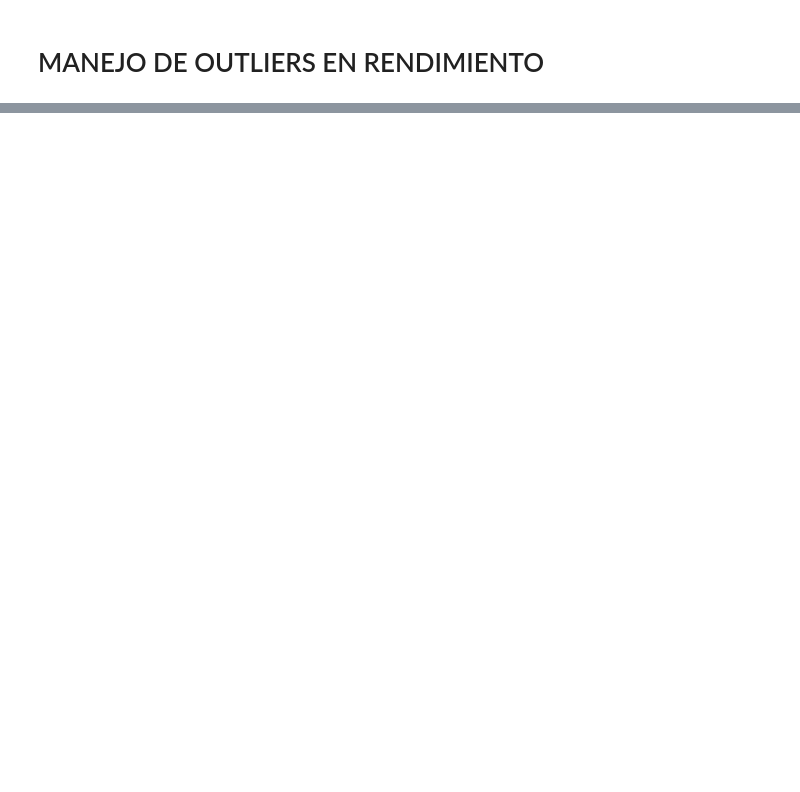
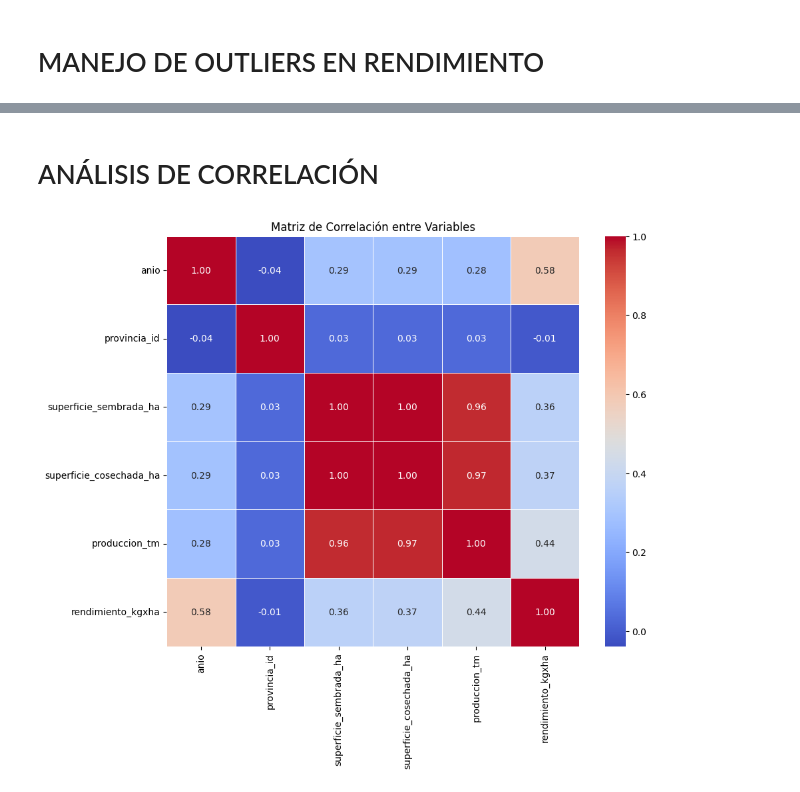
Before and after one commit to b-silva98/Prediccion-del-Rendimiento-de-Soja-en-Argentina, a Jupyter notebook: analisis_rendimiento_soja.ipynb, the cells around one changed output, grey strips where cells are left out. Saved outputs shown, nothing was run; the diff lists cells and outputs as text; code cells hidden in the pictures; blank space fills up the shorter version.

Commit message:
feat: Análisis de correlacion

```diff
--- a/analisis_rendimiento_soja.ipynb
+++ b/analisis_rendimiento_soja.ipynb
@@ -61,0 +96,15 @@ Passing `palette` without assigning `hue` is deprecated and will be removed in v
+# %% [markdown]
+# ANÁLISIS DE CORRELACIÓN
+# %%
+plt.figure(figsize=(10, 8))
+cols_corr = ['anio', 'provincia_id', 'superficie_sembrada_ha',
+             'superficie_cosechada_ha', 'produccion_tm', 'rendimiento_kgxha']
+sns.heatmap(df_sin_outliers[cols_corr].corr(),
+            annot=True,
+            cmap='coolwarm',
+            fmt=".2f",
+            linewidths=0.5)
+plt.title('Matriz de Correlación entre Variables')
+plt.show()
+# %% [output]
+[figure, added]
```
Also changed, not shown: parts of 3 cells of this notebook.
